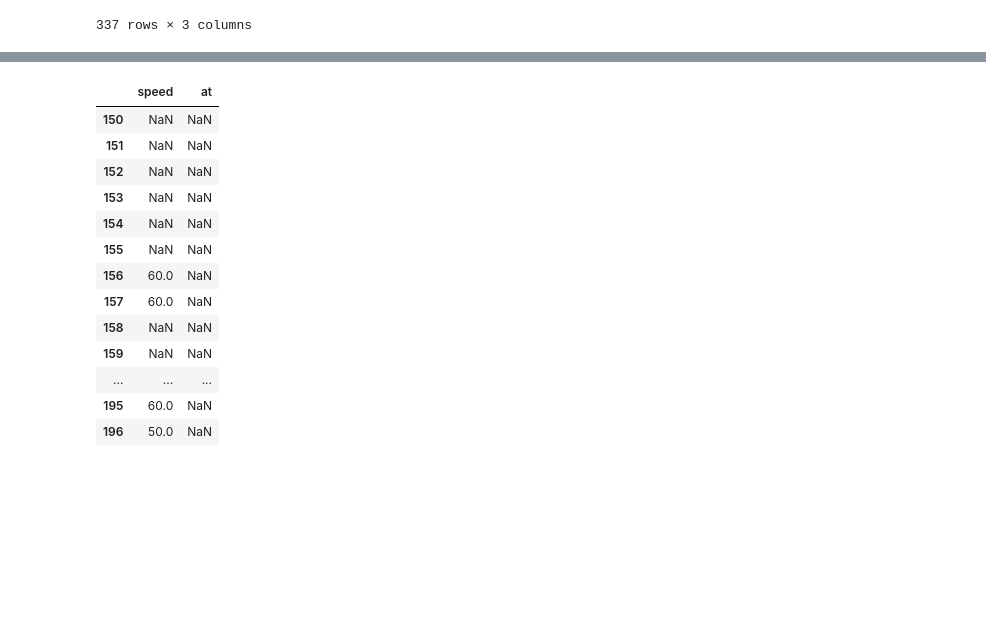
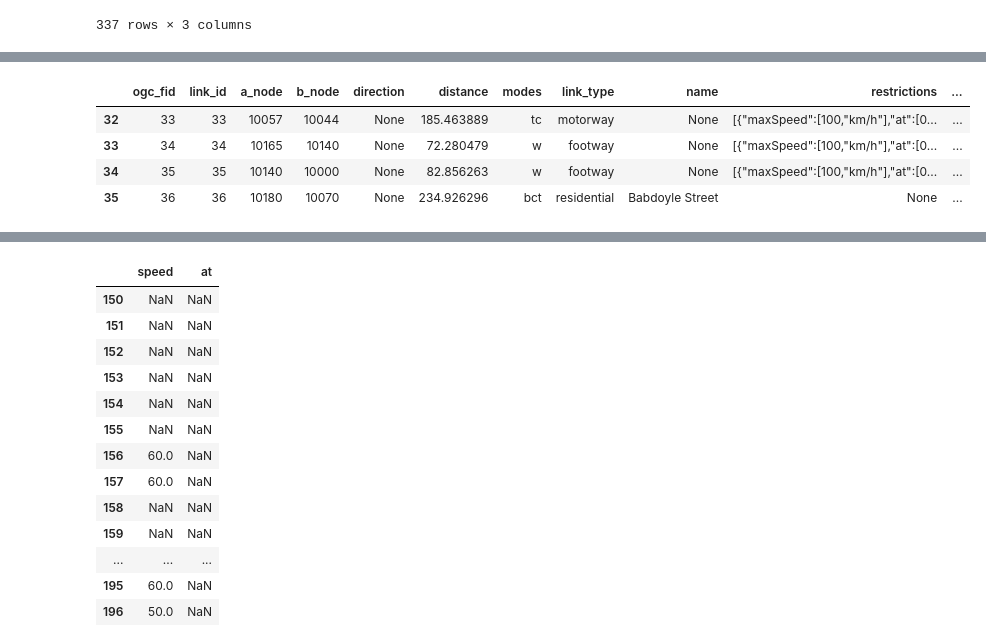
Before and after one commit to AequilibraE/aequilibrae, a Jupyter notebook: docs/source/examples/creating_models/ovm.ipynb, the cells around one changed output, grey strips where cells are left out. Saved outputs shown, nothing was run; the diff lists cells and outputs as text; code cells hidden in the pictures; blank space fills up the shorter version.

```diff
--- a/docs/source/examples/creating_models/ovm.ipynb
+++ b/docs/source/examples/creating_models/ovm.ipynb
@@ -247,0 +393,8 @@ splitting
+# %%
+updated_links[32:36]
+# %% [output]
+|  | ogc_fid | link_id | a_node | b_node | direction | distance | modes | link_type | name | restrictions | ... |
+| 32 | 33 | 33 | 10057 | 10044 | None | 185.463889 | tc | motorway | None | [{"maxSpeed":[100,"km/h"],"at":[0... | ... |
+| 33 | 34 | 34 | 10165 | 10140 | None | 72.280479 | w | footway | None | [{"maxSpeed":[100,"km/h"],"at":[0... | ... |
+| 34 | 35 | 35 | 10140 | 10000 | None | 82.856263 | w | footway | None | [{"maxSpeed":[100,"km/h"],"at":[0... | ... |
+| 35 | 36 | 36 | 10180 | 10070 | None | 234.926296 | bct | residential | Babdoyle Street | None | ... |
```
Also changed, not shown: parts of 15 cells of this notebook.
